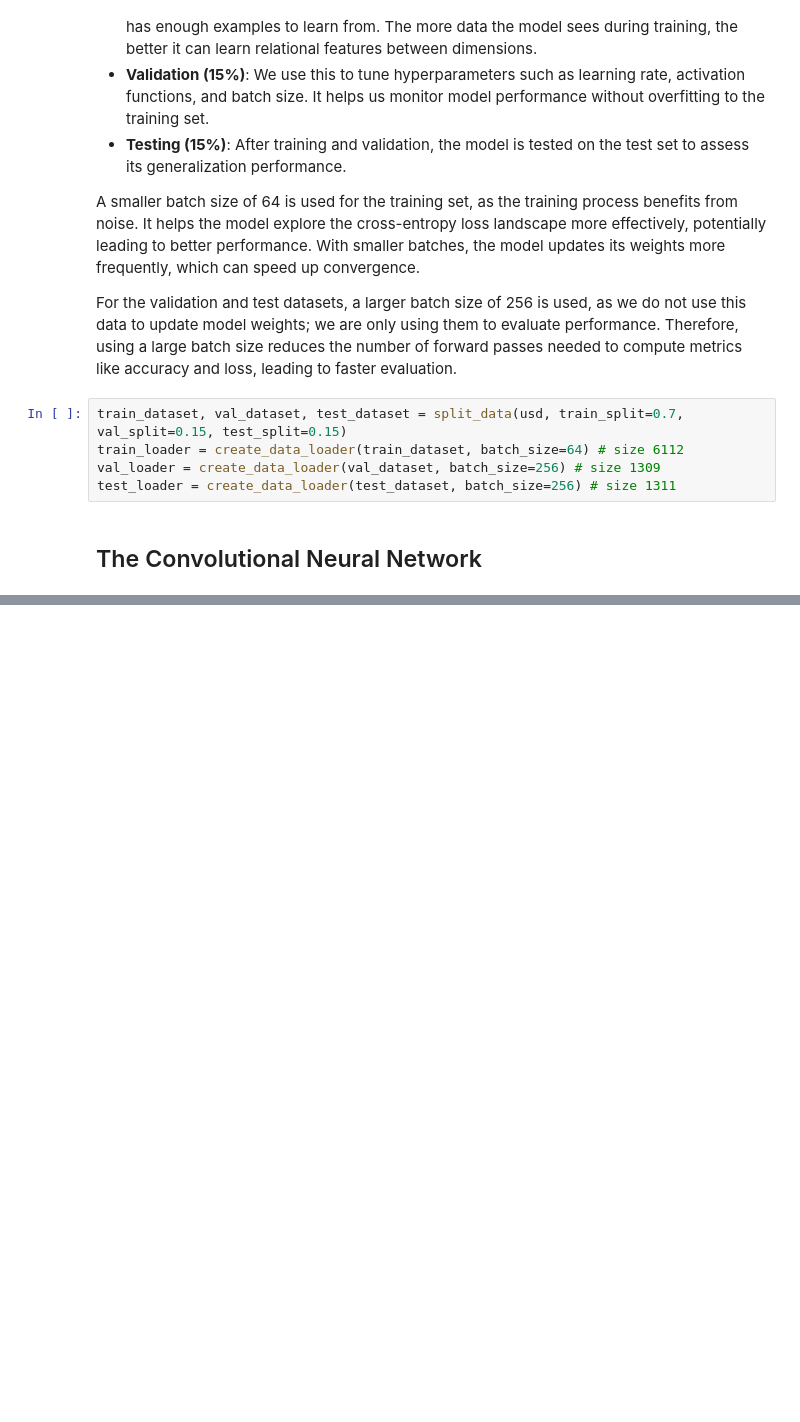
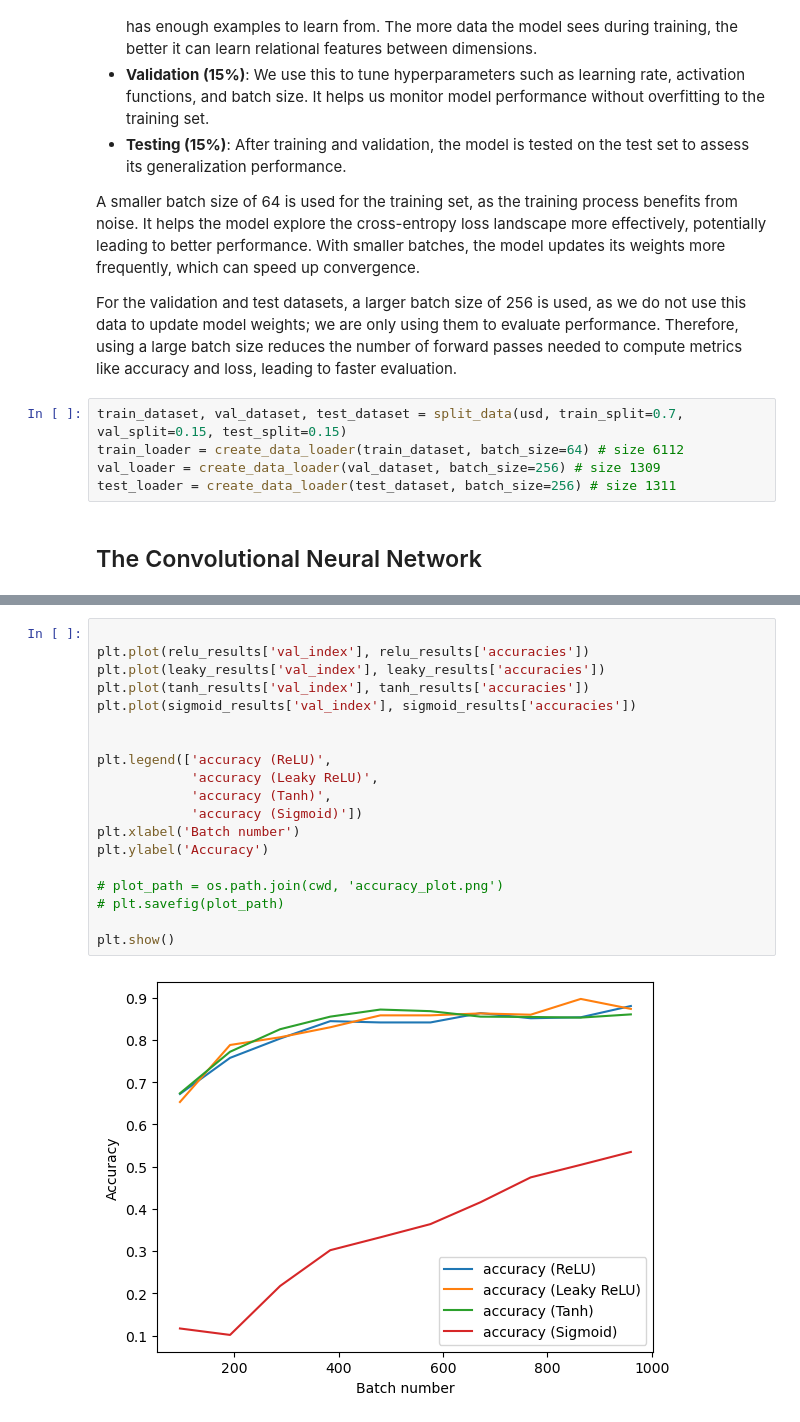
Before and after one commit to benzoylperoxide/classify-audio, a Jupyter notebook: abstract.ipynb, the cells around one changed output, grey strips where cells are left out. Cells and saved outputs as stored; diff of their text form; blank space fills up the shorter version.

```diff
--- a/abstract.ipynb
+++ b/abstract.ipynb
@@ -246,0 +334,21 @@ with open(result_path, 'r') as file:
+# %%
+
+plt.plot(relu_results['val_index'], relu_results['accuracies'])
+plt.plot(leaky_results['val_index'], leaky_results['accuracies'])
+plt.plot(tanh_results['val_index'], tanh_results['accuracies'])
+plt.plot(sigmoid_results['val_index'], sigmoid_results['accuracies'])
+
+
+plt.legend(['accuracy (ReLU)',
+            'accuracy (Leaky ReLU)',
+            'accuracy (Tanh)',
+            'accuracy (Sigmoid)'])
+plt.xlabel('Batch number')
+plt.ylabel('Accuracy')
+
+# plot_path = os.path.join(cwd, 'accuracy_plot.png')
+# plt.savefig(plot_path)
+
+plt.show()
+# %% [output]
+[figure, added]
```
Also changed, not shown: parts of 13 cells of this notebook, 1 other file.
